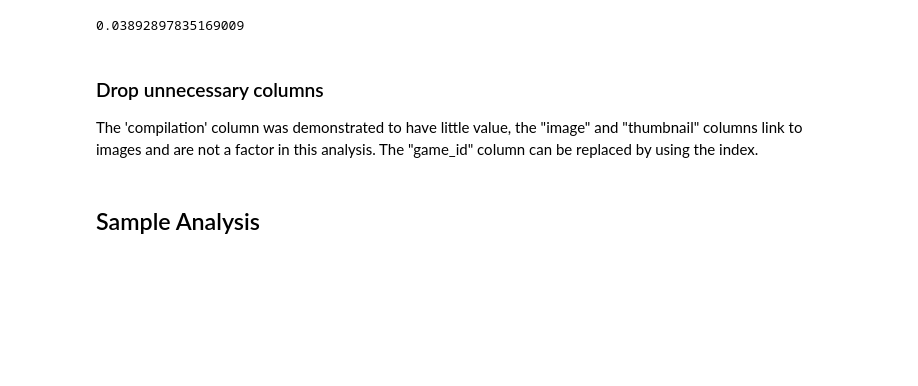
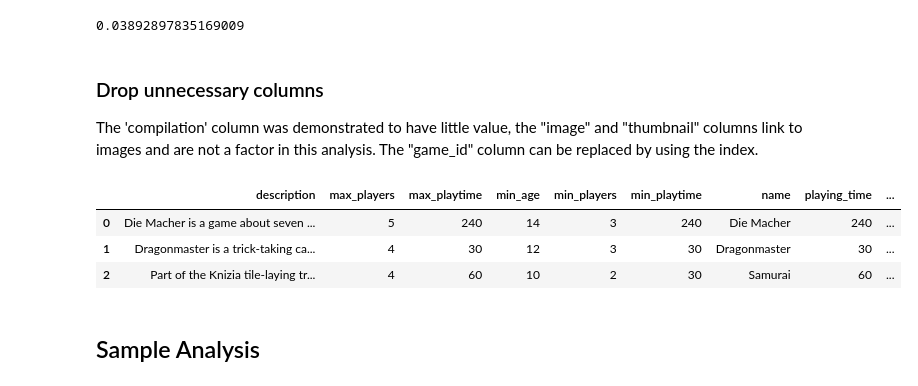
Before and after one commit to pyjanitor-devs/pyjanitor, a Jupyter notebook: examples/notebooks/board_games.ipynb, the cells around one changed output. Drawn from its saved outputs; the diff is of its cells as text; code cells hidden in the pictures; blank space fills up the shorter version.

```diff
--- a/examples/notebooks/board_games.ipynb
+++ b/examples/notebooks/board_games.ipynb
@@ -55,6 +75,12 @@ The 'compilation' column was demonstrated to have little value, the "image" and
 link to images and are not a factor in this analysis. The "game_id" column can be replaced by using the index.
 # %%
 df = df.drop(columns = ["image","thumbnail","compilation","game_id"]) #
+df.head(3)
+# %% [output]
+|  | description | max_players | max_playtime | min_age | min_players | min_playtime | name | playing_time | ... |
+| 0 | Die Macher is a game about seven ... | 5 | 240 | 14 | 3 | 240 | Die Macher | 240 | ... |
+| 1 | Dragonmaster is a trick-taking ca... | 4 | 30 | 12 | 3 | 30 | Dragonmaster | 30 | ... |
+| 2 | Part of the Knizia tile-laying tr... | 4 | 60 | 10 | 2 | 30 | Samurai | 60 | ... |
 # %% [markdown]
 ## Sample Analysis
 # %%
```
Also changed, not shown: parts of 7 cells of this notebook.
